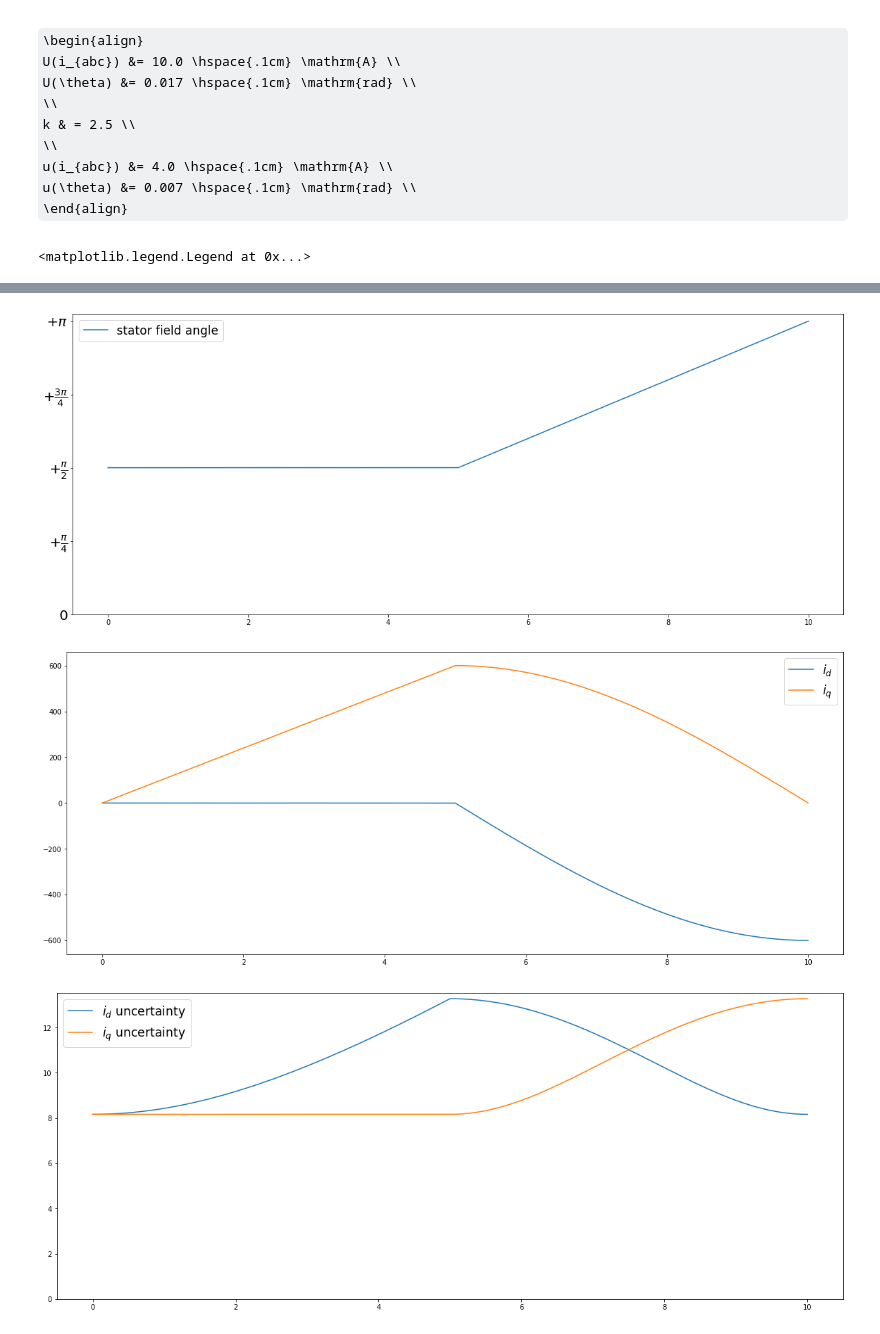
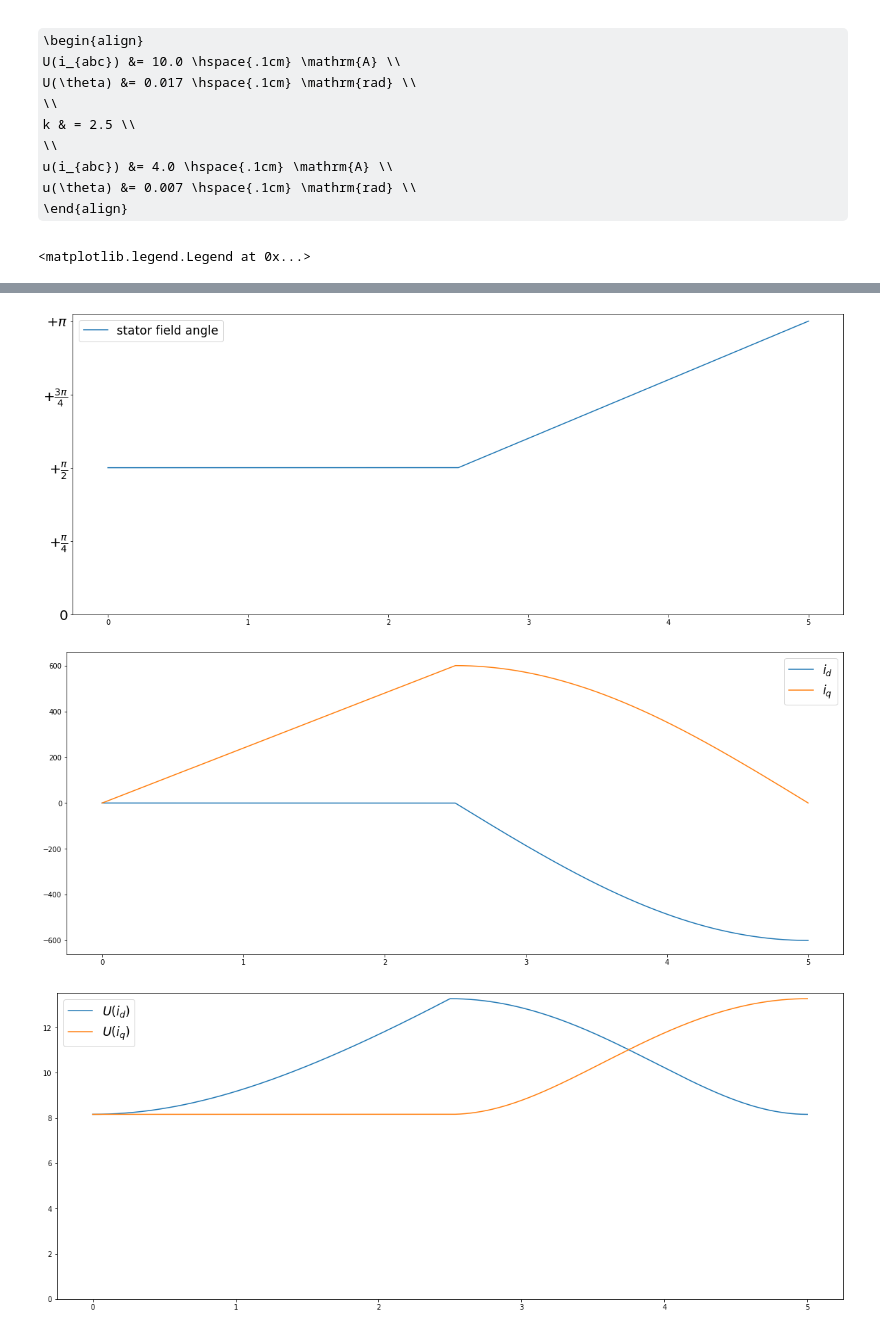
Before and after one commit to rex-87/dq_sim, a Jupyter notebook: dq_transform.ipynb, the cells around one changed output, grey strips where cells are left out. Cells and saved outputs as stored; diff of their text form; code cells hidden in the pictures; some formulas as TeX source.

```diff
--- a/dq_transform.ipynb
+++ b/dq_transform.ipynb
@@ -641,8 +641,8 @@ Latex(to_print)
     u(\theta) &= 0.007 \hspace{.1cm} \mathrm{rad} \\
 \end{align}
 # %%
-N = 40000
-tmax = 10
+N = 20000
+tmax = 5
 t = np.linspace(0, tmax, N)
 w = 1500*t/tmax # rad/s
 Ipk_ = 600
@@ -667,33 +667,33 @@ fig = plt.figure()
 ax = fig.add_subplot(1, 1, 1)
 ax.plot(t, w, label = r"$\omega$")
 ax.legend()
 
 fig = plt.figure()
 ax = fig.add_subplot(1, 1, 1)
 y_pi   = stator_field_angle/np.pi
 unit   = 0.25
 y_tick = np.arange(0, 1+unit, unit)
 y_label = [r"$0$", r"$+\frac{\pi}{4}$", r"$+\frac{\pi}{2}$", r"$+\frac{3\pi}{4}$", r"$+\pi$",]
 ax.plot(t, stator_field_angle, label = r"stator field angle")
 ax.set_yticks(y_tick*np.pi)
 ax.set_yticklabels(y_label, fontsize=20)
 ax.legend()
 
 fig = plt.figure()
 ax = fig.add_subplot(1, 1, 1)
 ax.plot(t, n_id, label = r"$i_d$")
 ax.plot(t, n_iq, label = r"$i_q$")
 ax.legend()
 
 fig = plt.figure()
 ax = fig.add_subplot(1, 1, 1)
-ax.plot(t, n_uid, label = r"$i_d$ uncertainty")
-ax.plot(t, n_uiq, label = r"$i_q$ uncertainty")
+ax.plot(t, n_uid, label = r"$U(i_d)$")
+ax.plot(t, n_uiq, label = r"$U(i_q)$")
 ax.set_ylim(bottom = 0)
 ax.legend()
 # %% [output]
 <matplotlib.legend.Legend at 0x...>
 [figure]
 [figure]
 [figure]
-[figure, old version]
+[figure, new version]
```
Also changed, not shown: 1 other file.
